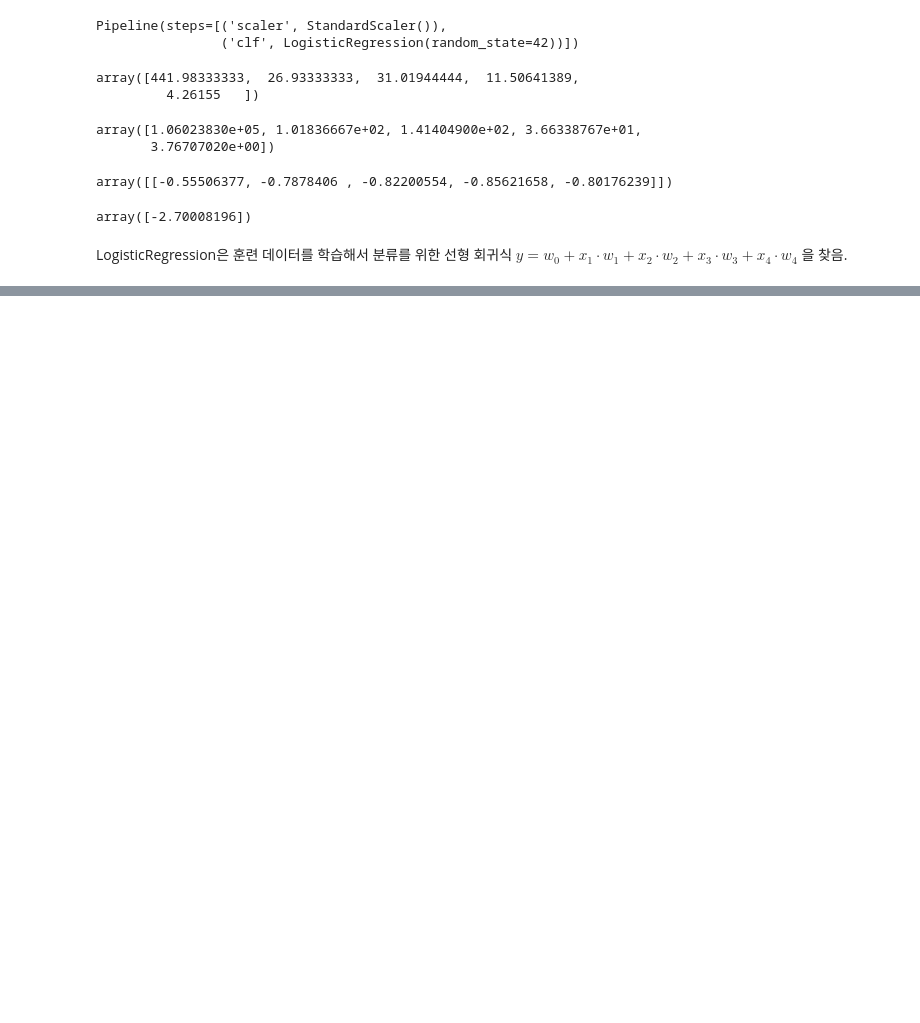
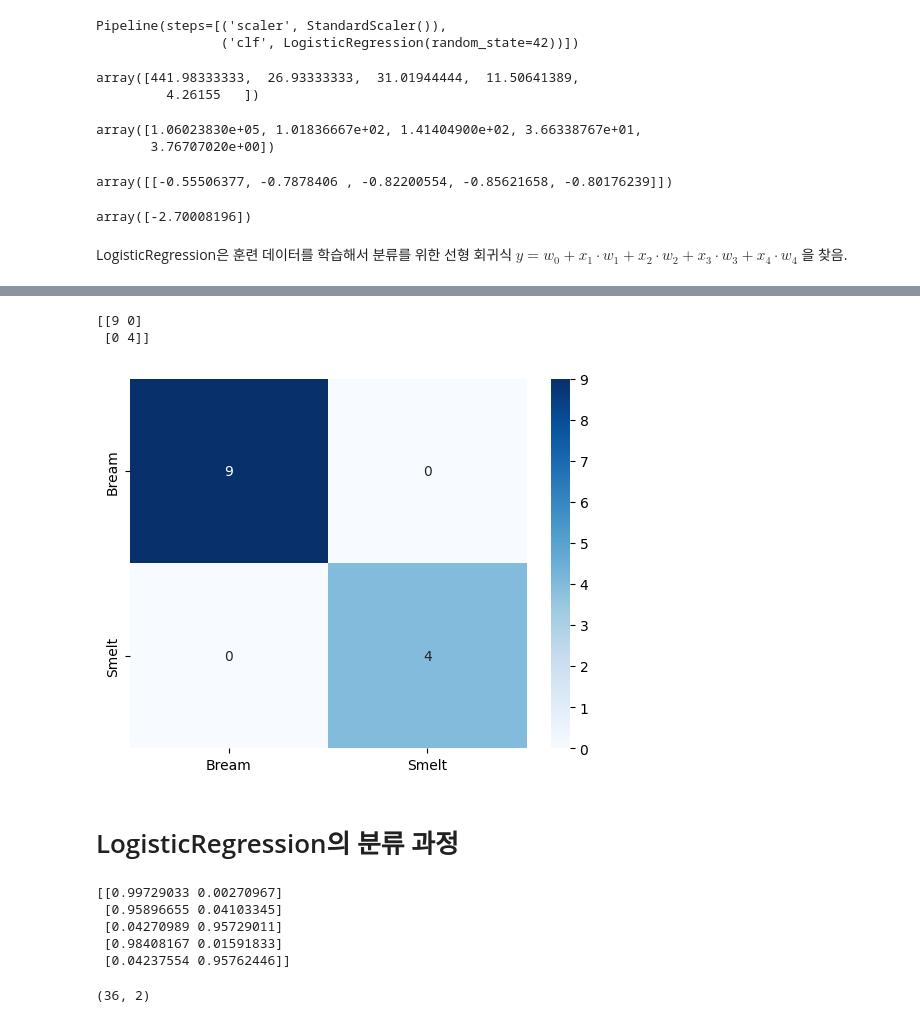
Before and after one commit to JakeOh/202605_BD57, a Jupyter notebook: lab_ml/ml08_logistic_regression.ipynb, the cells around one changed output, grey strips where cells are left out. Saved outputs shown, nothing was run; the diff lists cells and outputs as text; code cells hidden in the pictures; blank space fills up the shorter version.

Commit message:
LogisticRegression 훈련, 예측, 평가

```diff
--- a/lab_ml/ml08_logistic_regression.ipynb
+++ b/lab_ml/ml08_logistic_regression.ipynb
@@ -147,0 +203,2 @@ $ y = w_0 + x_1 \cdot w_1 + x_2 \cdot w_2 + x_3 \cdot w_3 + x_4 \cdot w_4 $
+# %%
+test_pred = pipe.predict(X=x_test)  # 테스트 셋 (도미/빙어) 예측값
@@ -147,0 +227,27 @@ $ y = w_0 + x_1 \cdot w_1 + x_2 \cdot w_2 + x_3 \cdot w_3 + x_4 \cdot w_4 $
+# %%
+test_cm = confusion_matrix(y_true=y_test, y_pred=test_pred)
+print(test_cm)
+# %% [output]
+[[9 0]
+ [0 4]]
+# %%
+sns.heatmap(data=test_cm, cmap='Blues', annot=True,
+            xticklabels=target_names, yticklabels=target_names)
+plt.show()
+# %% [output]
+[figure, added]
+# %% [markdown]
+# LogisticRegression의 분류 과정
+# %%
+train_pred_pr = pipe.predict_proba(X=x_train)  # 훈련 셋 예측(도미 vs 빙어) 확률
+print(train_pred_pr[:5])
+# %% [output]
+[[0.99729033 0.00270967]
+ [0.95896655 0.04103345]
+ [0.04270989 0.95729011]
+ [0.98408167 0.01591833]
+ [0.04237554 0.95762446]]
+# %%
+train_pred_pr.shape  #> (36, 2) = (n_samples, n_probabilities)
+# %% [output]
+(36, 2)
```
Also changed, not shown: parts of 15 cells of this notebook.
